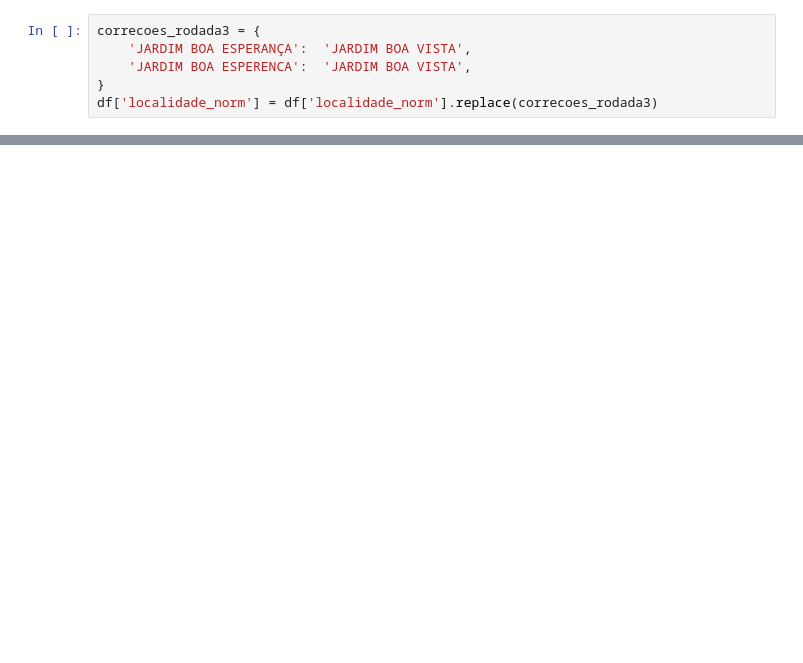
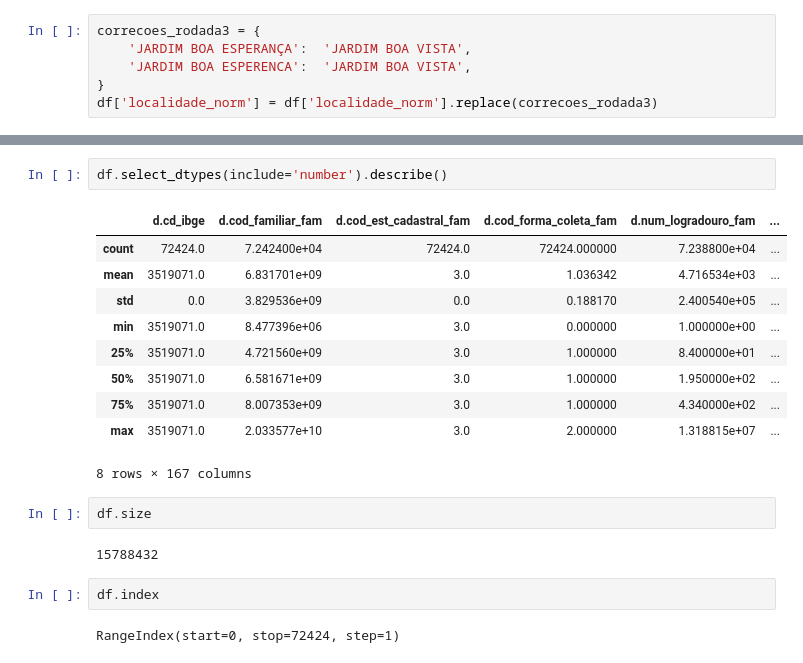
Before and after one commit to ailtonfv/Atlas-Social-de-Hortolandia, a Jupyter notebook: notebooks/cadunico/02_tratamento_cadunico.ipynb, the cells around one changed output, grey strips where cells are left out. Cells and saved outputs as stored; diff of their text form; blank space fills up the shorter version.

```diff
--- a/notebooks/cadunico/02_tratamento_cadunico.ipynb
+++ b/notebooks/cadunico/02_tratamento_cadunico.ipynb
@@ -3495,0 +3765,21 @@ JARDIM NOSSA SENHORA AUXILIADORA              130      321.0           6
+# %%
+df.select_dtypes(include='number').describe()
+# %% [output]
+|  | d.cd_ibge | d.cod_familiar_fam | d.cod_est_cadastral_fam | d.cod_forma_coleta_fam | d.num_logradouro_fam | ... |
+| count | 72424.0 | 7.242400e+04 | 72424.0 | 72424.000000 | 7.238800e+04 | ... |
+| mean | 3519071.0 | 6.831701e+09 | 3.0 | 1.036342 | 4.716534e+03 | ... |
+| std | 0.0 | 3.829536e+09 | 0.0 | 0.188170 | 2.400540e+05 | ... |
+| min | 3519071.0 | 8.477396e+06 | 3.0 | 0.000000 | 1.000000e+00 | ... |
+| 25% | 3519071.0 | 4.721560e+09 | 3.0 | 1.000000 | 8.400000e+01 | ... |
+| 50% | 3519071.0 | 6.581671e+09 | 3.0 | 1.000000 | 1.950000e+02 | ... |
+| 75% | 3519071.0 | 8.007353e+09 | 3.0 | 1.000000 | 4.340000e+02 | ... |
+| max | 3519071.0 | 2.033577e+10 | 3.0 | 2.000000 | 1.318815e+07 | ... |
+8 rows × 167 columns
+# %%
+df.size
+# %% [output]
+15788432
+# %%
+df.index
+# %% [output]
+RangeIndex(start=0, stop=72424, step=1)
```
Also changed, not shown: parts of 63 cells of this notebook.
